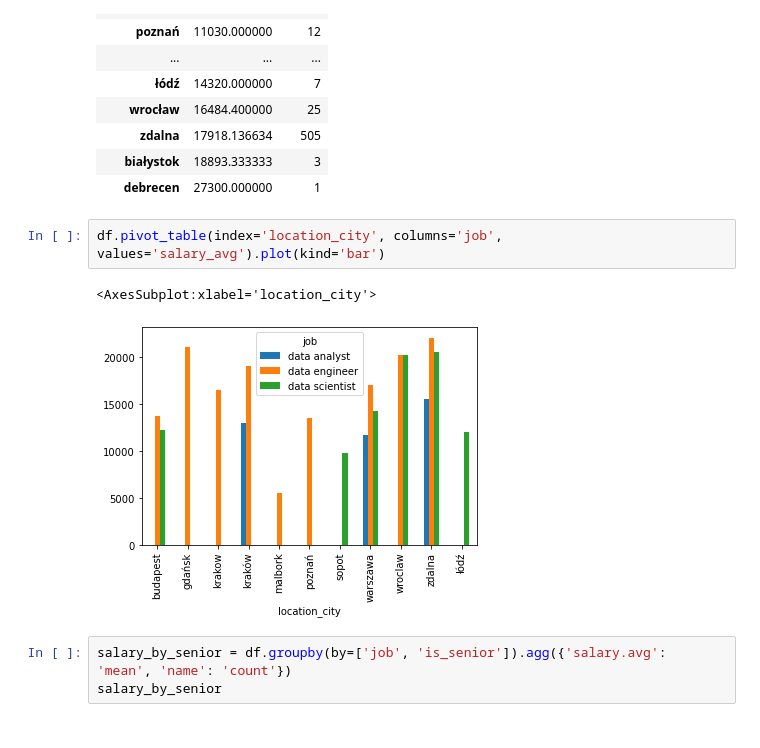
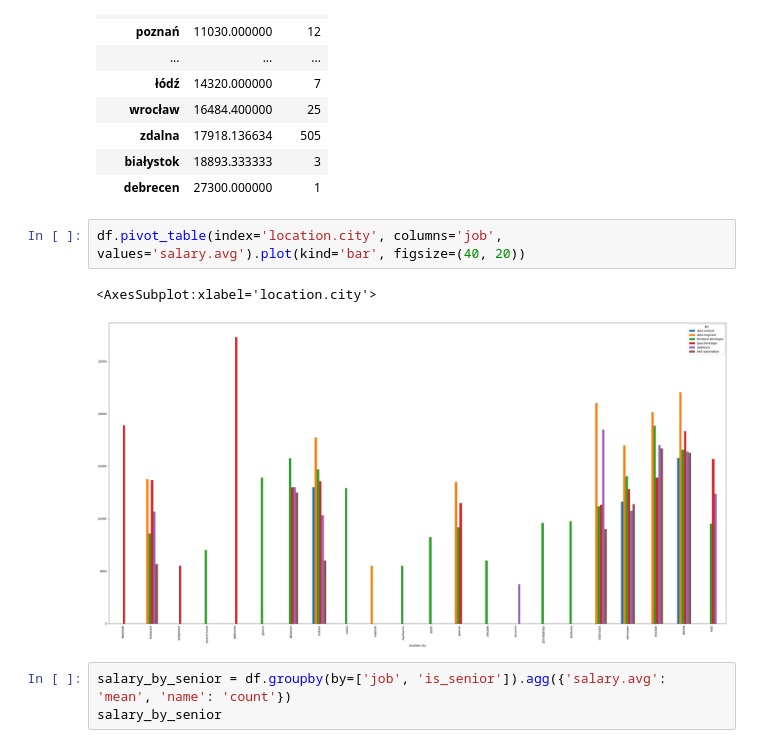
Before and after one commit to misiekofski/pad11_przykladowe_rozwiazania, a Jupyter notebook: rozwiazanie/notebooks/04-DataAnalysis.ipynb, the cells around one changed output. Drawn from its saved outputs; the diff is of its cells as text.

Commit message:
Improved chart

```diff
--- a/rozwiazanie/notebooks/04-DataAnalysis.ipynb
+++ b/rozwiazanie/notebooks/04-DataAnalysis.ipynb
@@ -101,10 +101,10 @@ offer_salary_by_city
 | białystok | 18893.333333 | 3 |
 | debrecen | 27300.000000 | 1 |
 # %%
-df.pivot_table(index='location_city', columns='job', values='salary_avg').plot(kind='bar')
+df.pivot_table(index='location.city', columns='job', values='salary.avg').plot(kind='bar', figsize=(40, 20))
 # %% [output]
-<AxesSubplot:xlabel='location_city'>
+<AxesSubplot:xlabel='location.city'>
-[figure, old version]
+[figure, new version]
 # %%
 salary_by_senior = df.groupby(by=['job', 'is_senior']).agg({'salary.avg': 'mean', 'name': 'count'})
 salary_by_senior
```
